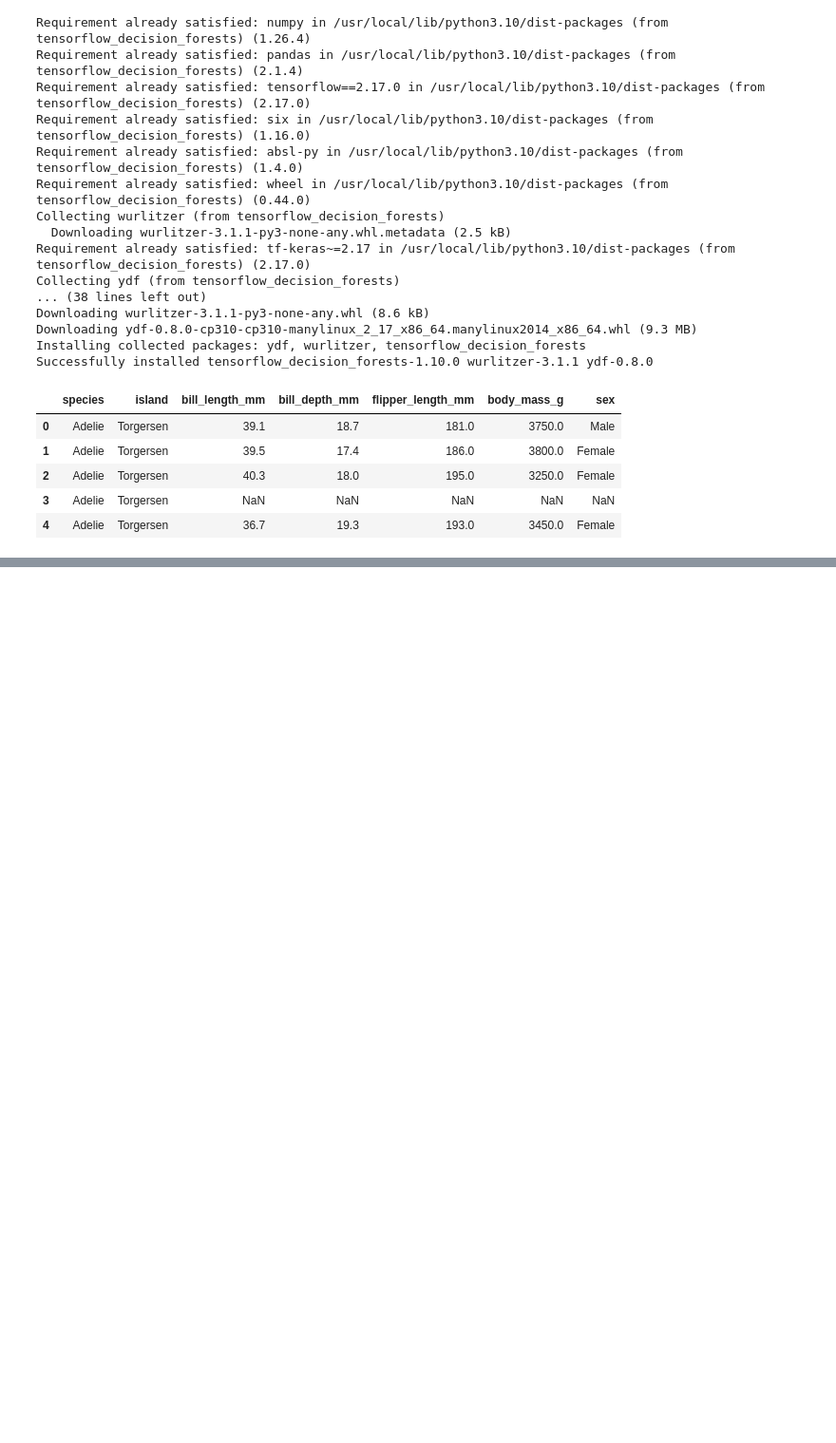
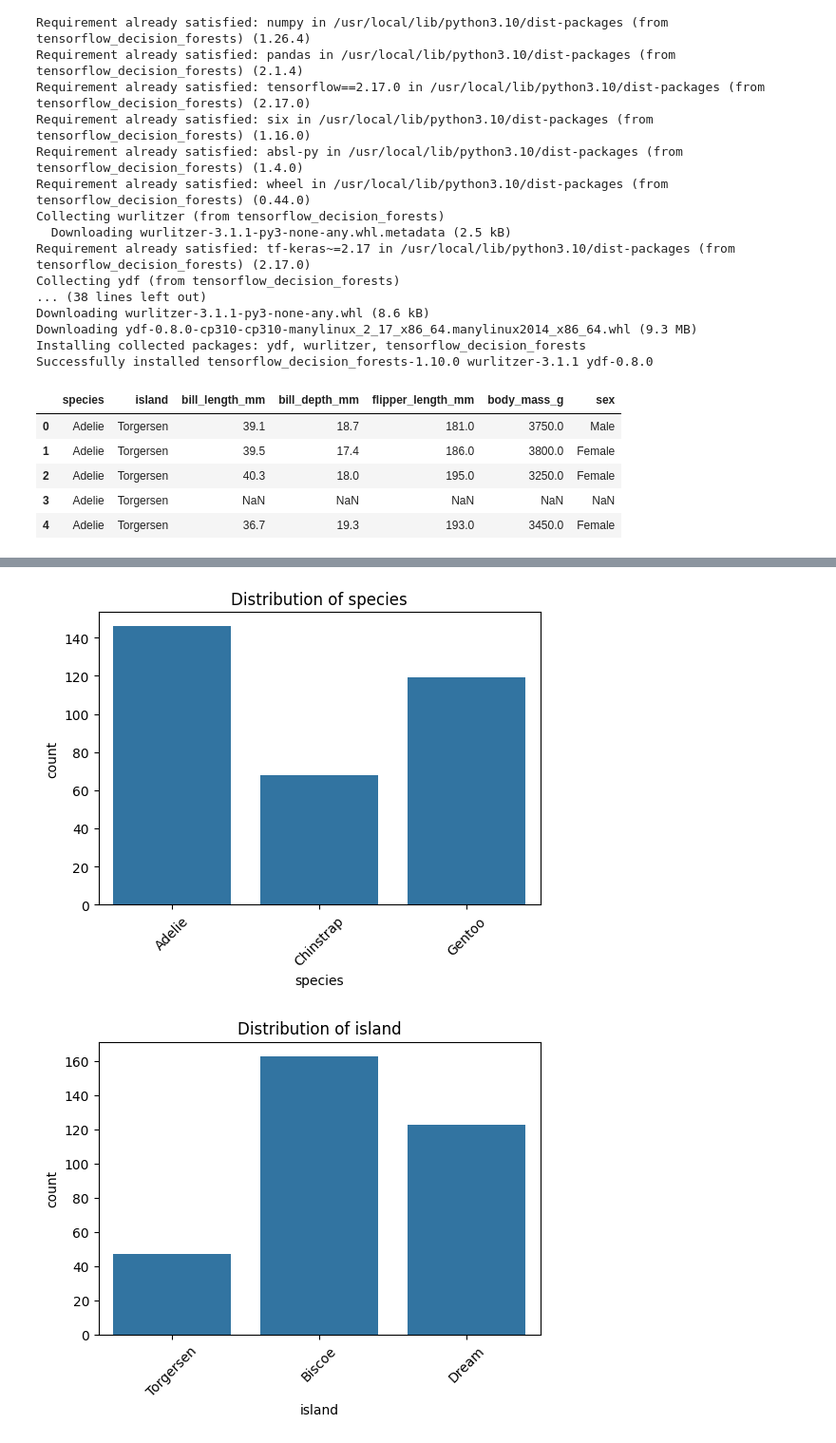
Before and after one commit to valeriaciampa/project.data, a Jupyter notebook: Tensorflow2_prjct.ipynb, the cells around one changed output, grey strips where cells are left out. Shown at 95% size. Saved outputs shown, nothing was run; the diff lists cells and outputs as text; code cells hidden in the pictures; blank space fills up the shorter version.

```diff
--- a/Tensorflow2_prjct.ipynb
+++ b/Tensorflow2_prjct.ipynb
@@ -54,0 +57,2 @@ data.head()
+# %%
+data.dropna(inplace=True)
@@ -54,0 +88,12 @@ data.head()
+# %%
+categorical_cols = data.select_dtypes(include=['object', 'category']).columns
+# %%
+for col in categorical_cols:
+  plt.figure(figsize =(6,4))
+  sns.countplot(data=data, x=col)
+  plt.title(f'Distribution of {col}')
+  plt.xticks(rotation=45)
+  plt.show()
+# %% [output]
+[figure, added]
+[figure, added]
```
Also changed, not shown: parts of 14 cells of this notebook.
